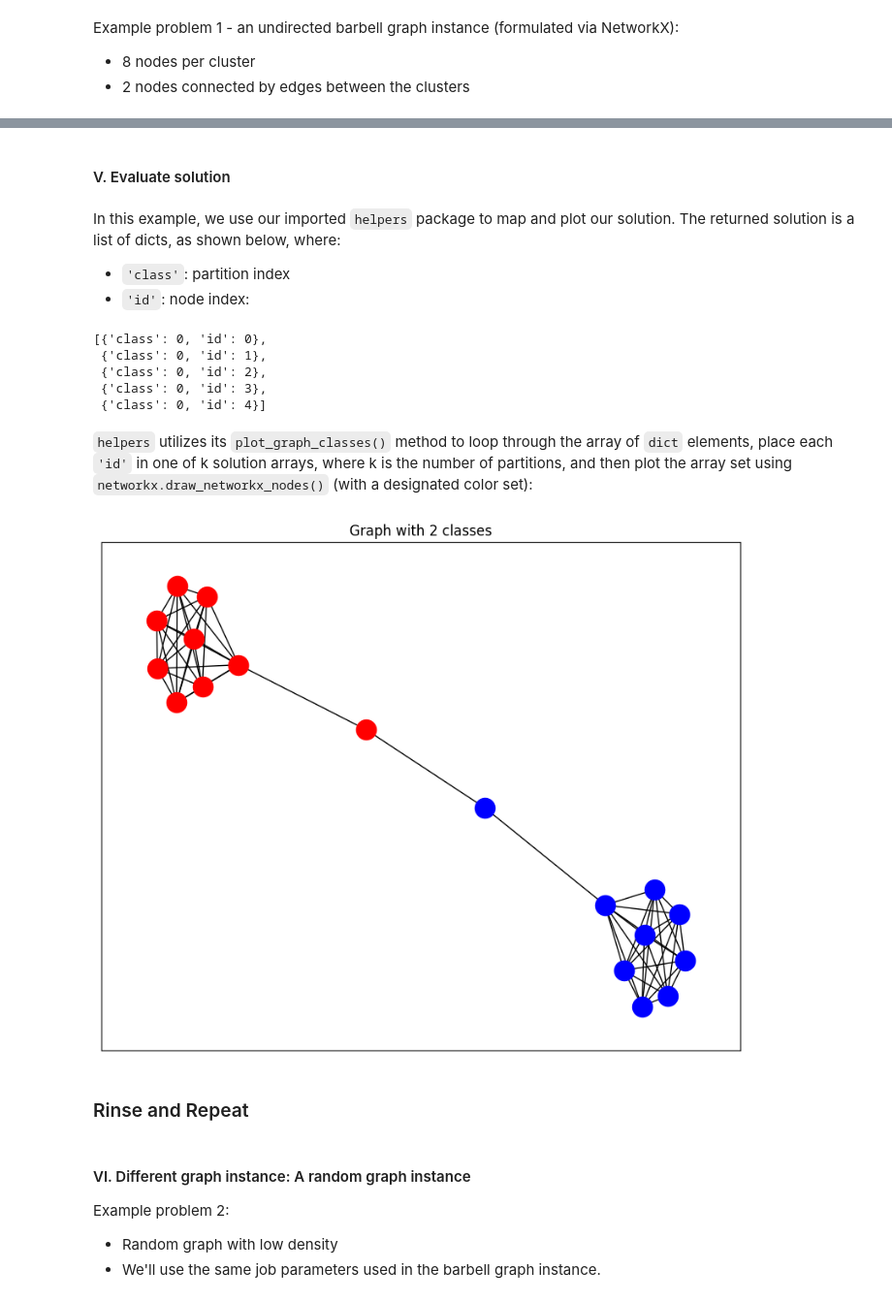
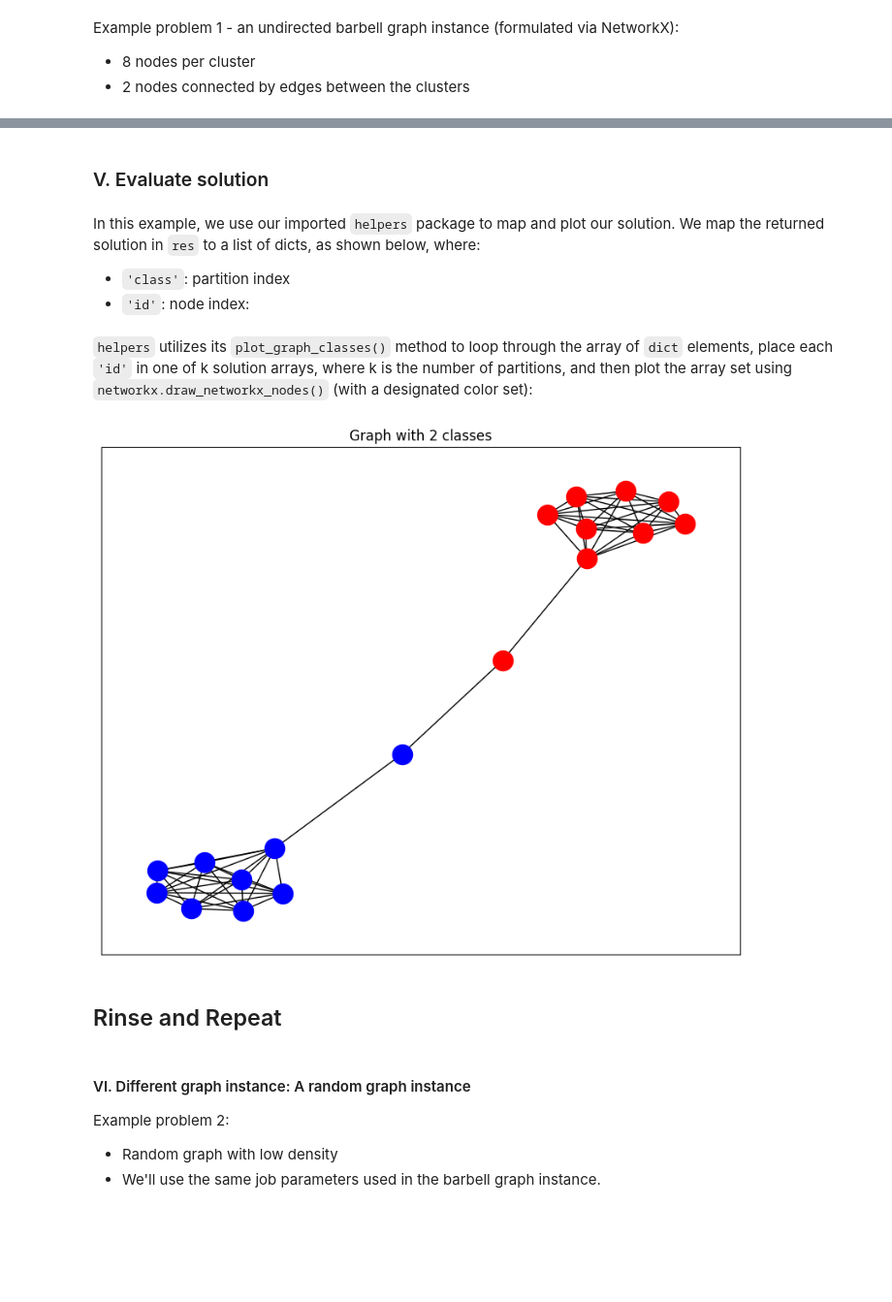
Before and after one commit to qci-github/qatalyst-examples, a Jupyter notebook: partition-demo.ipynb, the cells around one changed output, grey strips where cells are left out. Shown at 97% size. Saved outputs shown, nothing was run; the diff lists cells and outputs as text; code cells hidden in the pictures; blank space fills up the shorter version.

```diff
--- a/partition-demo.ipynb
+++ b/partition-demo.ipynb
@@ -51,7 +55,7 @@ n_samples = 1
 num_partitions = 2
 
 # Job and sampler type
-sampler_type = "eqc1"
+sampler_type = "dirac-1"
 
 job_type = "graph-partitioning"
 # %% [markdown]
@@ -62,14 +66,15 @@ job_type = "graph-partitioning"
 - Next: Pass `file_id`, alongside with the above parameters, to request body call, `build_job_body()` of `QciClient` class
 - Last: Execute job with `process_job()` of `QciClient` class instance
 # %%
-url = "https://api.qci-next.com"
+url = "https://api.qci-prod.com"
 q1 = QciClient(api_token=os.getenv("QCI_TOKEN"), url=url)
 # %%
-file_id = q1.upload_file(barbell_graph, file_type="graph")["file_id"]
+graph_file = {"file_name": "gp_example", "file_config": {"graph": {"data": barbell_graph}}}
+file_id = q1.upload_file(graph_file)["file_id"]
 job_body = q1.build_job_body(job_type=job_type, graph_file_id=file_id,
                              job_tags=["partition", "example", "!"],
                              job_params={"sampler_type": sampler_type,
-                                         "n_samples": n_samples,
+                                         "nsamples": n_samples,
                                          "alpha": alpha,
                                          "beta": beta,
                                          "num_partitions": num_partitions})
@@ -83,25 +89,24 @@ COMPLETED: 2023/09/07 11:50:46
 # %% [markdown]
-#### V. Evaluate solution
+### V. Evaluate solution
 # %% [markdown]
-In this example, we use our imported `helpers` package to map and plot our solution. The returned solution is a list of dicts, as shown below, where:
+In this example, we use our imported `helpers` package to map and plot our solution. We map the returned solution in `res` to a list of dicts, as shown below, where:
 - `'class'`: partition index
 - `'id'`: node index:
-# %%
-res['results']['samples'][0][:5]
-# %% [output]
-[{'class': 0, 'id': 0},
- {'class': 0, 'id': 1},
- {'class': 0, 'id': 2},
- {'class': 0, 'id': 3},
- {'class': 0, 'id': 4}]
+# %%
+results = res["results"]["file_config"]
+best_found_solution = results["graph_partitioning_results"]["solutions"][0]
+
+solution_dict = []
+for i, part in enumerate(best_found_solution):
+    solution_dict.append({'class': part, 'id': i})
 # %% [markdown]
 `helpers` utilizes its `plot_graph_classes()` method to loop through the array of `dict` elements, place each `'id'` in one of k solution arrays, where k is the number of partitions, and then plot the array set using `networkx.draw_networkx_nodes()` (with a designated color set):
 # %%
-helpers.plot_graph_classes(barbell_graph, res['results']['samples'][0], num_classes=2)
+helpers.plot_graph_classes(barbell_graph, solution_dict, num_classes=2)
 # %% [output]
-[figure, old version]
+[figure, new version]
 # %% [markdown]
-### Rinse and Repeat
+## Rinse and Repeat
 # %% [markdown]
 #### VI. Different graph instance: A random graph instance
 Example problem 2:
```
Also changed, not shown: parts of 19 cells of this notebook.
